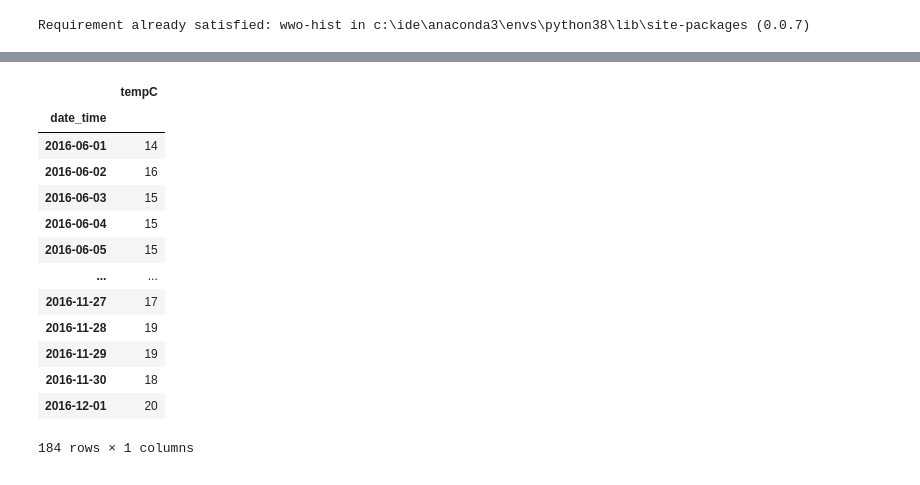
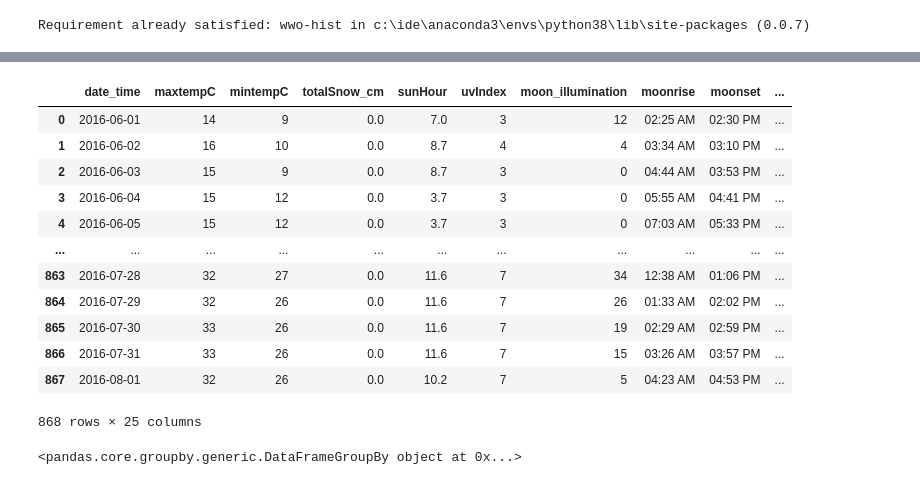
Before and after one commit to walidsi/Snippets, a Jupyter notebook: WorldWeatherOnline.ipynb, the cells around one changed output, grey strips where cells are left out. Saved outputs shown, nothing was run; the diff lists cells and outputs as text; code cells hidden in the pictures.

```diff
--- a/WorldWeatherOnline.ipynb
+++ b/WorldWeatherOnline.ipynb
@@ -142,0 +87,30 @@ df_weather
+# %%
+frequency=24
+start_date = '1-JUN-2016'
+end_date = '1-AUG-2016'
+api_key = CLIENT_ID
+
+
+
+hist_weather_data_df = pd.DataFrame()
+
+for lat, long in lat_long_dec:
+    location_list = []
+
+    location_list.append('{},{}'.format(lat, long))
+
+    try:
+        hist_weather_data_list = retrieve_hist_data(api_key,
+                                    location_list,
+                                    start_date,
+                                    end_date,
+                                    frequency,
+                                    location_label = False,
+                                    export_csv = False,
+                                    store_df = True)
+
+        # hist_weather_data_list is a list of datframes. Since we are making one call for one location, we get the first dataframe as the first element of the list
+        hist_weather_data_df = hist_weather_data_df.append(hist_weather_data_list[0])
+
+    except:
+        print('Unable to find any matching weather for location {}'.format(location_list))
@@ -143,23 +135,27 @@ df_weather
 # %%
-df_weather['date_time'] = pd.to_datetime(df_weather['date_time'])
+hist_weather_data_df['date_time'] = pd.to_datetime(hist_weather_data_df['date_time'])
-# %%
-df2 = df_weather[['date_time', 'tempC']].set_index('date_time')
-df2
-# %% [output]
-|  | tempC |
-| date_time |  |
-| 2016-06-01 | 14 |
-| 2016-06-02 | 16 |
-| 2016-06-03 | 15 |
-| 2016-06-04 | 15 |
-| 2016-06-05 | 15 |
-| ... | ... |
-| 2016-11-27 | 17 |
-| 2016-11-28 | 19 |
-| 2016-11-29 | 19 |
-| 2016-11-30 | 18 |
-| 2016-12-01 | 20 |
-184 rows × 1 columns
+# %%
+hist_weather_data_df.reset_index(inplace=True, drop=True)
+hist_weather_data_df
+# %% [output]
+|  | date_time | maxtempC | mintempC | totalSnow_cm | sunHour | uvIndex | moon_illumination | moonrise | moonset | ... |
+| 0 | 2016-06-01 | 14 | 9 | 0.0 | 7.0 | 3 | 12 | 02:25 AM | 02:30 PM | ... |
+| 1 | 2016-06-02 | 16 | 10 | 0.0 | 8.7 | 4 | 4 | 03:34 AM | 03:10 PM | ... |
+| 2 | 2016-06-03 | 15 | 9 | 0.0 | 8.7 | 3 | 0 | 04:44 AM | 03:53 PM | ... |
+| 3 | 2016-06-04 | 15 | 12 | 0.0 | 3.7 | 3 | 0 | 05:55 AM | 04:41 PM | ... |
+| 4 | 2016-06-05 | 15 | 12 | 0.0 | 3.7 | 3 | 0 | 07:03 AM | 05:33 PM | ... |
+| ... | ... | ... | ... | ... | ... | ... | ... | ... | ... | ... |
+| 863 | 2016-07-28 | 32 | 27 | 0.0 | 11.6 | 7 | 34 | 12:38 AM | 01:06 PM | ... |
+| 864 | 2016-07-29 | 32 | 26 | 0.0 | 11.6 | 7 | 26 | 01:33 AM | 02:02 PM | ... |
+| 865 | 2016-07-30 | 33 | 26 | 0.0 | 11.6 | 7 | 19 | 02:29 AM | 02:59 PM | ... |
+| 866 | 2016-07-31 | 33 | 26 | 0.0 | 11.6 | 7 | 15 | 03:26 AM | 03:57 PM | ... |
+| 867 | 2016-08-01 | 32 | 26 | 0.0 | 10.2 | 7 | 5 | 04:23 AM | 04:53 PM | ... |
+868 rows × 25 columns
+# %%
+grouped = hist_weather_data_df.groupby('location')
+grouped
+# %% [output]
+<pandas.core.groupby.generic.DataFrameGroupBy object at 0x...>
 # %%
 !pip install folium
 # %% [output]
```
Also changed, not shown: parts of 8 cells of this notebook.
